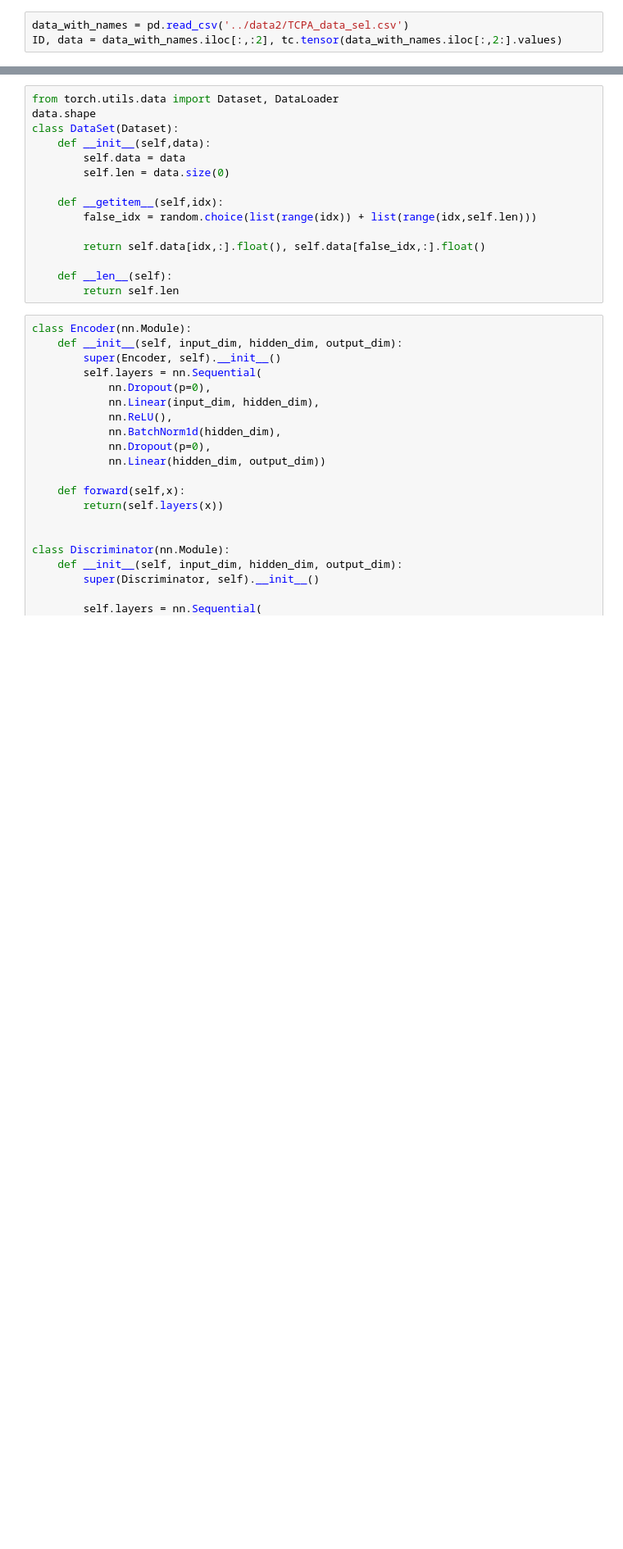
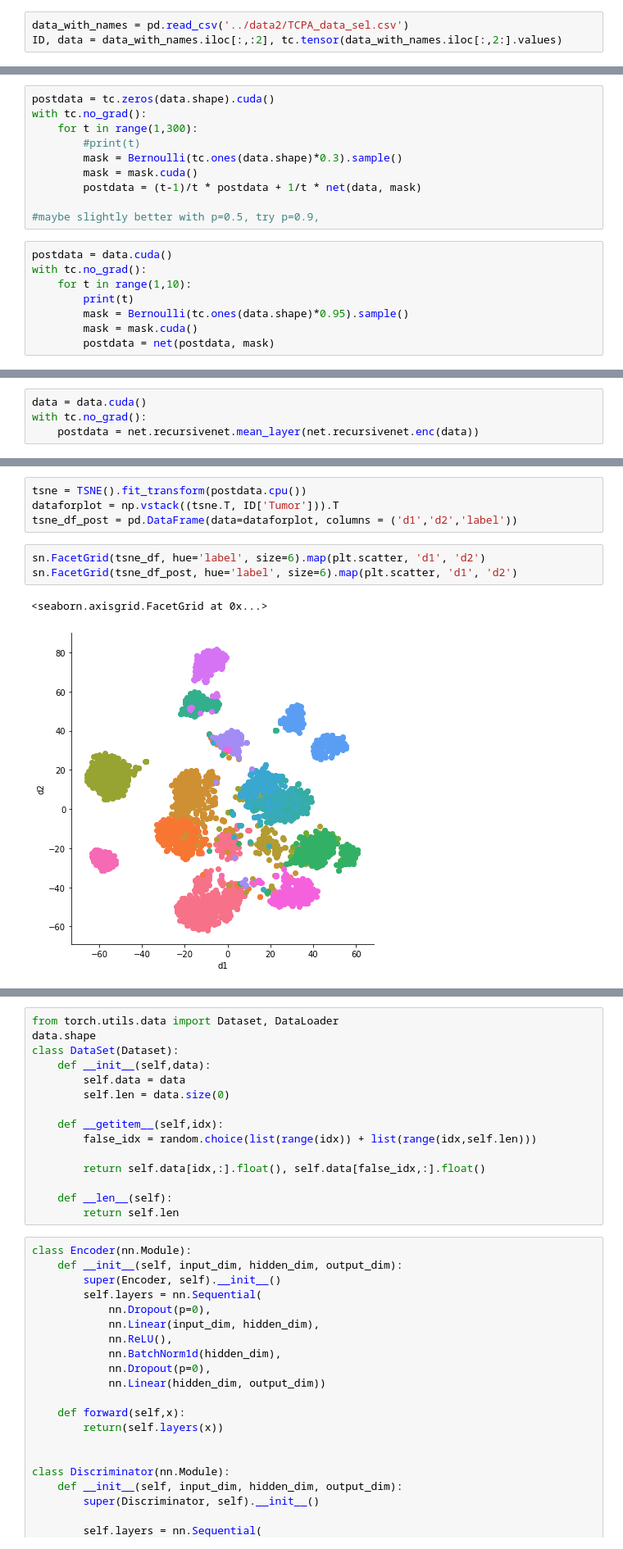
Before and after one commit to gabrieldernbach/TCPA-Imputation, a Jupyter notebook: TSNE.ipynb, the cells around one changed output, grey strips where cells are left out. Shown: that part at 82% size. Drawn from its saved outputs; the diff is of its cells as text; blank space fills up the shorter version.

```diff
--- a/TSNE.ipynb
+++ b/TSNE.ipynb
@@ -29,0 +38,18 @@ sn.FacetGrid(tsne_df, hue='label', size=6).map(plt.scatter, 'd1', 'd2')
+# %%
+postdata = tc.zeros(data.shape).cuda()
+with tc.no_grad():
+    for t in range(1,300):
+        #print(t)
+        mask = Bernoulli(tc.ones(data.shape)*0.3).sample()
+        mask = mask.cuda()
+        postdata = (t-1)/t * postdata + 1/t * net(data, mask)
+
+#maybe slightly better with p=0.5, try p=0.9,
+# %%
+postdata = data.cuda()
+with tc.no_grad():
+    for t in range(1,10):
+        print(t)
+        mask = Bernoulli(tc.ones(data.shape)*0.95).sample()
+        mask = mask.cuda()
+        postdata = net(postdata, mask)
@@ -29,0 +70,4 @@ sn.FacetGrid(tsne_df, hue='label', size=6).map(plt.scatter, 'd1', 'd2')
+# %%
+data = data.cuda()
+with tc.no_grad():
+    postdata = net.recursivenet.mean_layer(net.recursivenet.enc(data))
@@ -29,0 +108,10 @@ sn.FacetGrid(tsne_df, hue='label', size=6).map(plt.scatter, 'd1', 'd2')
+# %%
+tsne = TSNE().fit_transform(postdata.cpu())
+dataforplot = np.vstack((tsne.T, ID['Tumor'])).T
+tsne_df_post = pd.DataFrame(data=dataforplot, columns = ('d1','d2','label'))
+# %%
+sn.FacetGrid(tsne_df, hue='label', size=6).map(plt.scatter, 'd1', 'd2')
+sn.FacetGrid(tsne_df_post, hue='label', size=6).map(plt.scatter, 'd1', 'd2')
+# %% [output]
+<seaborn.axisgrid.FacetGrid at 0x...>
+[figure, added]
```
Also changed, not shown: parts of 10 cells of this notebook, 3 other files.
